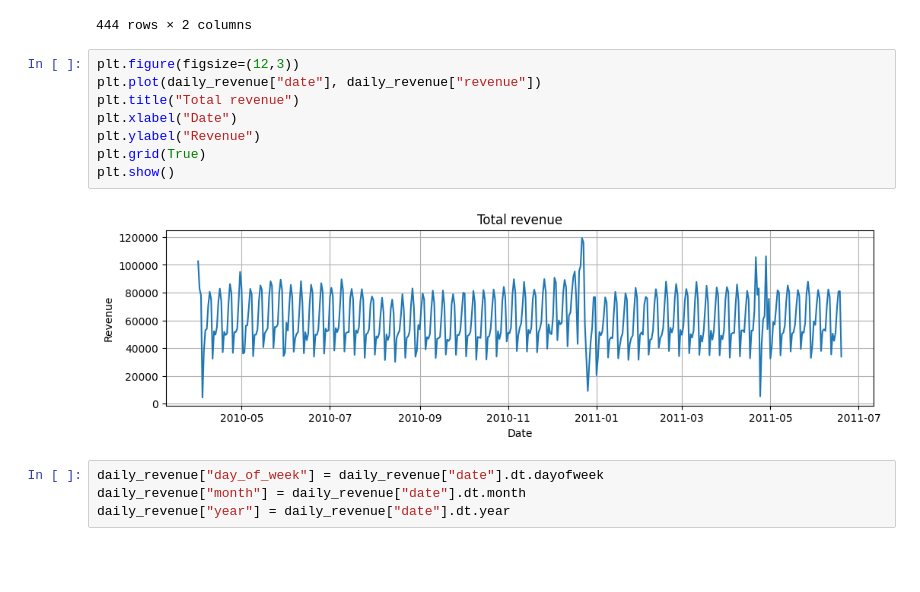
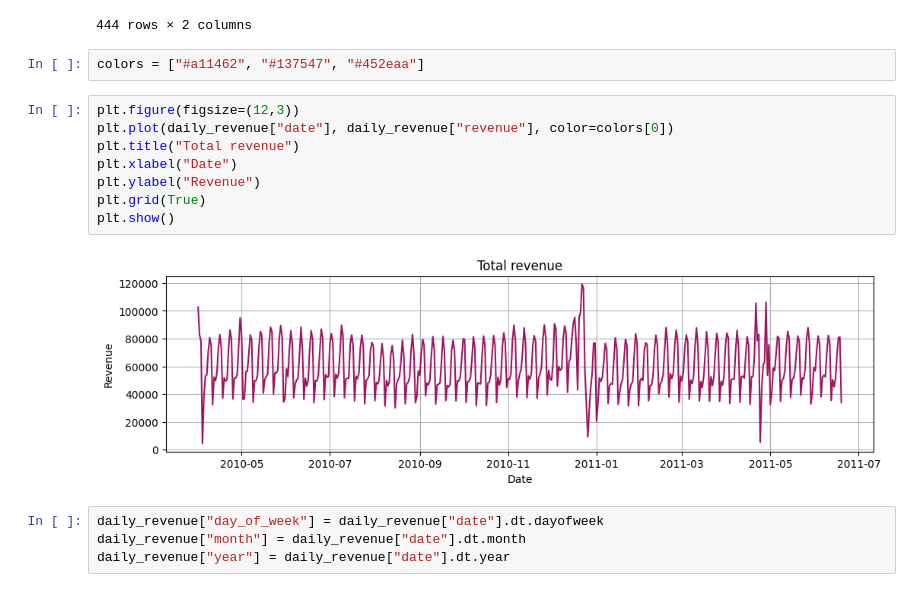
Before and after one commit to LaszloAbrok/machine-learning-case-studies, a Jupyter notebook: 1-time-series/notebook/time-series.ipynb, the cells around one changed output. Saved outputs shown, nothing was run; the diff lists cells and outputs as text; blank space fills up the shorter version.

```diff
--- a/1-time-series/notebook/time-series.ipynb
+++ b/1-time-series/notebook/time-series.ipynb
@@ -80,16 +81,18 @@ daily_revenue
 | 442 | 2011-06-18 | 81009.66 |
 | 443 | 2011-06-19 | 33933.16 |
 444 rows × 2 columns
+# %%
+colors = ["#a11462", "#137547", "#452eaa"]
 # %%
 plt.figure(figsize=(12,3))
-plt.plot(daily_revenue["date"], daily_revenue["revenue"])
+plt.plot(daily_revenue["date"], daily_revenue["revenue"], color=colors[0])
 plt.title("Total revenue")
 plt.xlabel("Date")
 plt.ylabel("Revenue")
 plt.grid(True)
 plt.show()
 # %% [output]
-[figure, old version]
+[figure, new version]
 # %%
 daily_revenue["day_of_week"] = daily_revenue["date"].dt.dayofweek
 daily_revenue["month"] = daily_revenue["date"].dt.month
```
Also changed, not shown: parts of 19 cells of this notebook, 1 other file.
